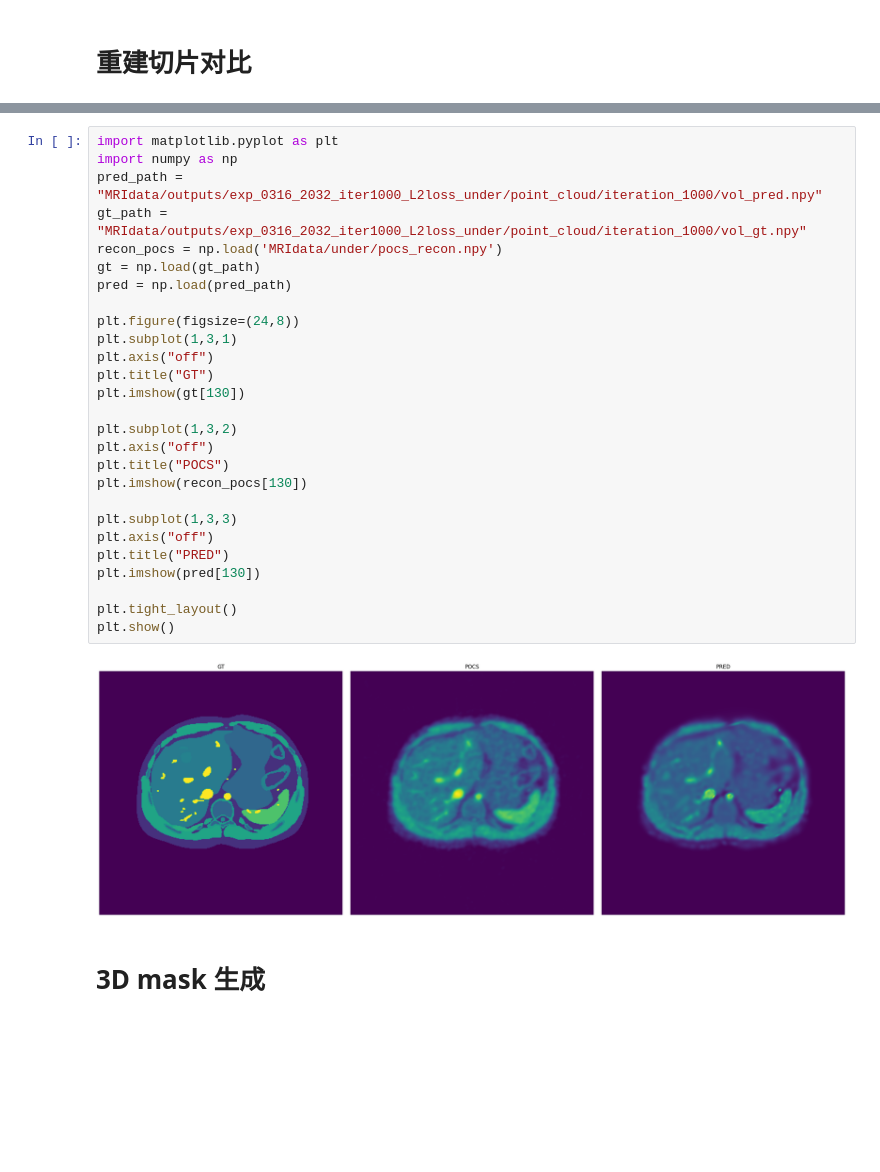
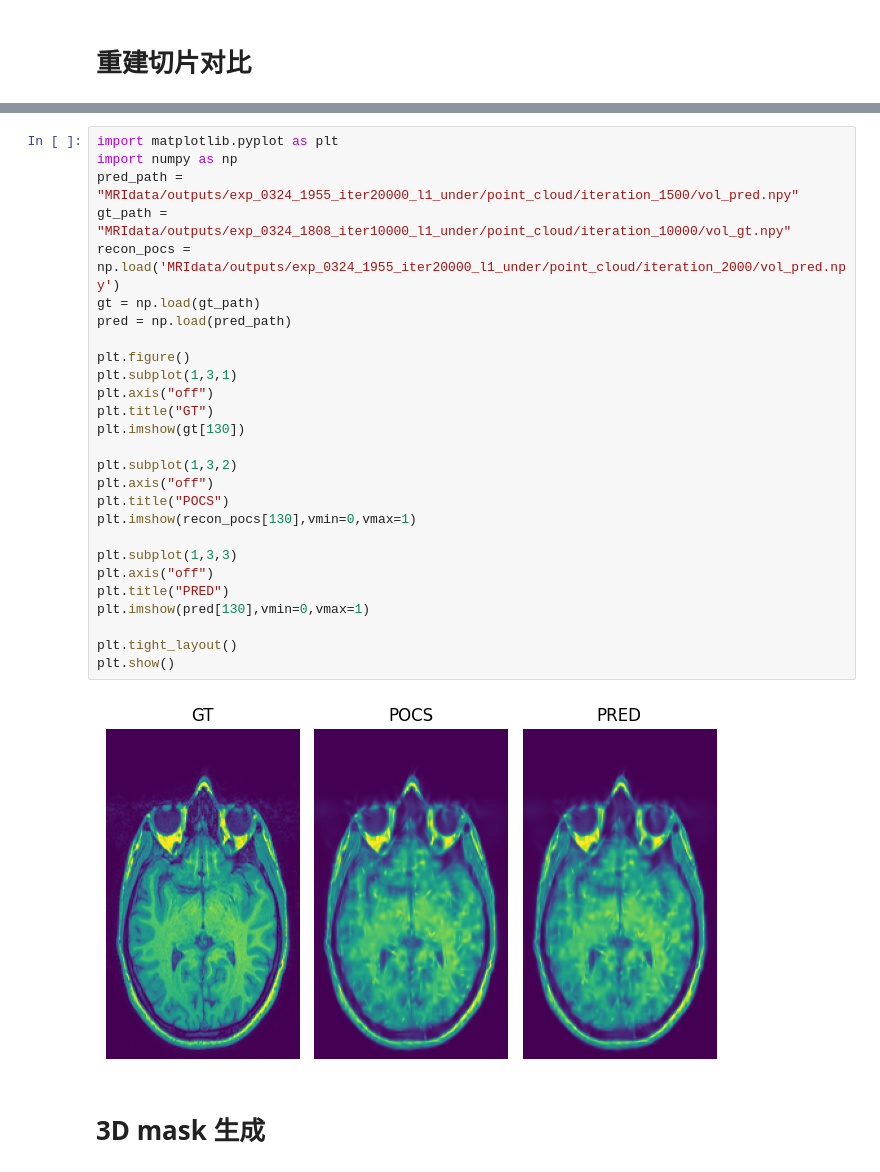
Before and after one commit to ccq0627/3DMRI-Reconstruction, a Jupyter notebook: test.ipynb, the cells around one changed output, grey strips where cells are left out. Saved outputs shown, nothing was run; the diff lists cells and outputs as text; blank space fills up the shorter version.

```diff
--- a/test.ipynb
+++ b/test.ipynb
@@ -150,32 +176,32 @@ plt.show()
 # %%
 import matplotlib.pyplot as plt
 import numpy as np
-pred_path = "MRIdata/outputs/exp_0316_2032_iter1000_L2loss_under/point_cloud/iteration_1000/vol_pred.npy"
-gt_path = "MRIdata/outputs/exp_0316_2032_iter1000_L2loss_under/point_cloud/iteration_1000/vol_gt.npy"
-recon_pocs = np.load('MRIdata/under/pocs_recon.npy')
+pred_path = "MRIdata/outputs/exp_0324_1955_iter20000_l1_under/point_cloud/iteration_1500/vol_pred.npy"
+gt_path = "MRIdata/outputs/exp_0324_1808_iter10000_l1_under/point_cloud/iteration_10000/vol_gt.npy"
+recon_pocs = np.load('MRIdata/outputs/exp_0324_1955_iter20000_l1_under/point_cloud/iteration_2000/vol_pred.npy')
 gt = np.load(gt_path)
 pred = np.load(pred_path)
 
-plt.figure(figsize=(24,8))
+plt.figure()
 plt.subplot(1,3,1)
 plt.axis("off")
 plt.title("GT")
 plt.imshow(gt[130])
 
 plt.subplot(1,3,2)
 plt.axis("off")
 plt.title("POCS")
-plt.imshow(recon_pocs[130])
+plt.imshow(recon_pocs[130],vmin=0,vmax=1)
 
 plt.subplot(1,3,3)
 plt.axis("off")
 plt.title("PRED")
-plt.imshow(pred[130])
+plt.imshow(pred[130],vmin=0,vmax=1)
 
 plt.tight_layout()
 plt.show()
 # %% [output]
-[figure, old version]
+[figure, new version]
 # %% [markdown]
 # 3D mask 生成
 # %%
```
Also changed, not shown: parts of 13 cells of this notebook, 7 other files.
